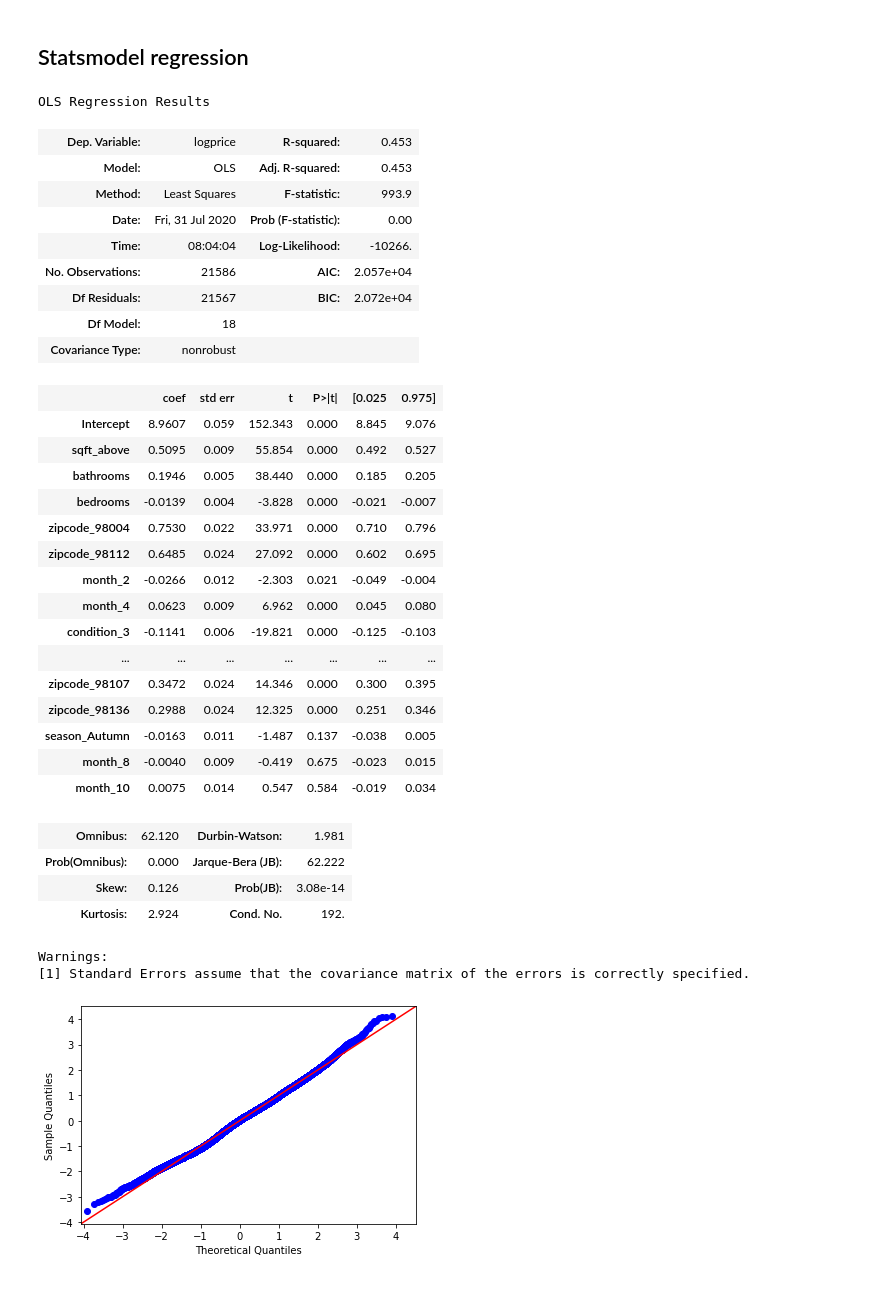
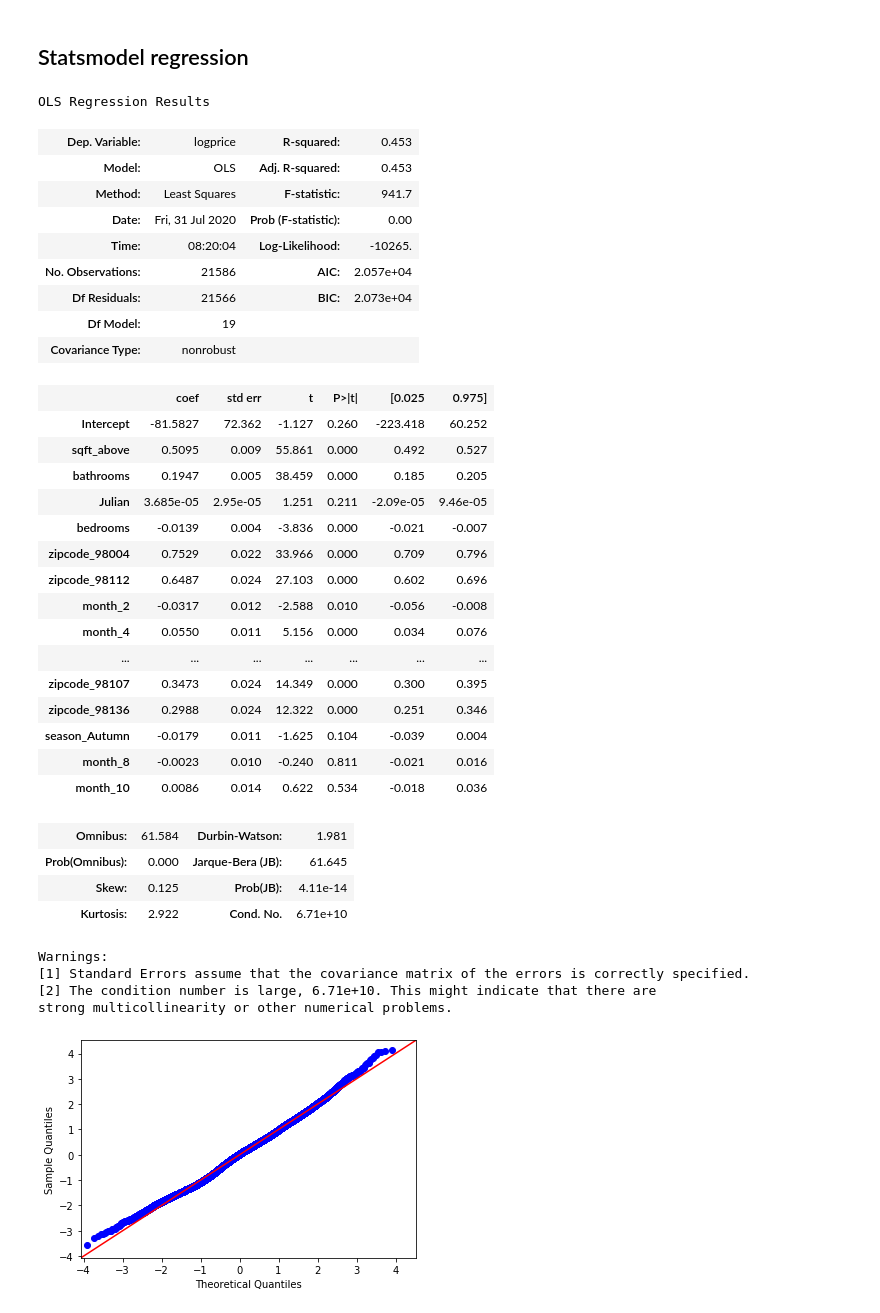
Before and after one commit to aradaha/dsc-mod-2-project-v2-1-onl01-dtsc-ft-030220, a Jupyter notebook: student.ipynb, the cells around one changed output. Drawn from its saved outputs; the diff is of its cells as text; code cells hidden in the pictures.

```diff
--- a/student.ipynb
+++ b/student.ipynb
@@ -548,7 +548,7 @@ Housing: Price~month_12
 # %% [markdown]
 Bathrooms, sq_above, sq_basement, sqft_living15, grade_10, grade_11, have a relatively high r squared value
 # %%
-df.drop(['Year', 'Julian', 'month_11', 'month_12'], axis=1, inplace=True)
+df.drop(['Year', 'month_11', 'month_12'], axis=1, inplace=True)
 # %%
 col_names = df.describe().columns.drop(['logprice'])
 results = [['ind_var', 'r_squared', 'intercept', 'slope', 'p-value' ]]
@@ -587,42 +587,44 @@ new_df = df[['logprice','sqft_above', 'bathrooms', 'zipcode_98004', 'zipcode_981
 ## Statsmodel regression
 # %%
 # refitting the model
-f = 'logprice ~ sqft_above + bathrooms + bedrooms + zipcode_98004 + zipcode_98112 + month_2 + month_4 + condition_3 + grade_8 + zipcode_98024 + zipcode_98065 + zipcode_98070 + zipcode_98072 + zipcode_98107 + zipcode_98136 + season_Autumn + month_8 + month_10'
+f = 'logprice ~ sqft_above + bathrooms + Julian + bedrooms + zipcode_98004 + zipcode_98112 + month_2 + month_4 + condition_3 + grade_8 + zipcode_98024 + zipcode_98065 + zipcode_98070 + zipcode_98072 + zipcode_98107 + zipcode_98136 + season_Autumn + month_8 + month_10'
 model = ols(formula=f, data=df).fit()
 model.summary()
 # %% [output]
 OLS Regression Results
 | Dep. Variable: | logprice | R-squared: | 0.453 |
 | Model: | OLS | Adj. R-squared: | 0.453 |
-| Method: | Least Squares | F-statistic: | 993.9 |
+| Method: | Least Squares | F-statistic: | 941.7 |
 | Date: | Fri, 31 Jul 2020 | Prob (F-statistic): | 0.00 |
-| Time: | 08:04:04 | Log-Likelihood: | -10266. |
+| Time: | 08:20:04 | Log-Likelihood: | -10265. |
 | No. Observations: | 21586 | AIC: | 2.057e+04 |
-| Df Residuals: | 21567 | BIC: | 2.072e+04 |
-| Df Model: | 18 |  |  |
+| Df Residuals: | 21566 | BIC: | 2.073e+04 |
+| Df Model: | 19 |  |  |
 | Covariance Type: | nonrobust |  |  |
 |  | coef | std err | t | P>|t| | [0.025 | 0.975] |
-| Intercept | 8.9607 | 0.059 | 152.343 | 0.000 | 8.845 | 9.076 |
-| sqft_above | 0.5095 | 0.009 | 55.854 | 0.000 | 0.492 | 0.527 |
-| bathrooms | 0.1946 | 0.005 | 38.440 | 0.000 | 0.185 | 0.205 |
-| bedrooms | -0.0139 | 0.004 | -3.828 | 0.000 | -0.021 | -0.007 |
-| zipcode_98004 | 0.7530 | 0.022 | 33.971 | 0.000 | 0.710 | 0.796 |
-| zipcode_98112 | 0.6485 | 0.024 | 27.092 | 0.000 | 0.602 | 0.695 |
-| month_2 | -0.0266 | 0.012 | -2.303 | 0.021 | -0.049 | -0.004 |
-| month_4 | 0.0623 | 0.009 | 6.962 | 0.000 | 0.045 | 0.080 |
-| condition_3 | -0.1141 | 0.006 | -19.821 | 0.000 | -0.125 | -0.103 |
+| Intercept | -81.5827 | 72.362 | -1.127 | 0.260 | -223.418 | 60.252 |
+| sqft_above | 0.5095 | 0.009 | 55.861 | 0.000 | 0.492 | 0.527 |
+| bathrooms | 0.1947 | 0.005 | 38.459 | 0.000 | 0.185 | 0.205 |
+| Julian | 3.685e-05 | 2.95e-05 | 1.251 | 0.211 | -2.09e-05 | 9.46e-05 |
+| bedrooms | -0.0139 | 0.004 | -3.836 | 0.000 | -0.021 | -0.007 |
+| zipcode_98004 | 0.7529 | 0.022 | 33.966 | 0.000 | 0.709 | 0.796 |
+| zipcode_98112 | 0.6487 | 0.024 | 27.103 | 0.000 | 0.602 | 0.696 |
+| month_2 | -0.0317 | 0.012 | -2.588 | 0.010 | -0.056 | -0.008 |
+| month_4 | 0.0550 | 0.011 | 5.156 | 0.000 | 0.034 | 0.076 |
 | ... | ... | ... | ... | ... | ... | ... |
-| zipcode_98107 | 0.3472 | 0.024 | 14.346 | 0.000 | 0.300 | 0.395 |
-| zipcode_98136 | 0.2988 | 0.024 | 12.325 | 0.000 | 0.251 | 0.346 |
-| season_Autumn | -0.0163 | 0.011 | -1.487 | 0.137 | -0.038 | 0.005 |
-| month_8 | -0.0040 | 0.009 | -0.419 | 0.675 | -0.023 | 0.015 |
-| month_10 | 0.0075 | 0.014 | 0.547 | 0.584 | -0.019 | 0.034 |
+| zipcode_98107 | 0.3473 | 0.024 | 14.349 | 0.000 | 0.300 | 0.395 |
+| zipcode_98136 | 0.2988 | 0.024 | 12.322 | 0.000 | 0.251 | 0.346 |
+| season_Autumn | -0.0179 | 0.011 | -1.625 | 0.104 | -0.039 | 0.004 |
+| month_8 | -0.0023 | 0.010 | -0.240 | 0.811 | -0.021 | 0.016 |
+| month_10 | 0.0086 | 0.014 | 0.622 | 0.534 | -0.018 | 0.036 |
-| Omnibus: | 62.120 | Durbin-Watson: | 1.981 |
-| Prob(Omnibus): | 0.000 | Jarque-Bera (JB): | 62.222 |
-| Skew: | 0.126 | Prob(JB): | 3.08e-14 |
-| Kurtosis: | 2.924 | Cond. No. | 192. |
+| Omnibus: | 61.584 | Durbin-Watson: | 1.981 |
+| Prob(Omnibus): | 0.000 | Jarque-Bera (JB): | 61.645 |
+| Skew: | 0.125 | Prob(JB): | 4.11e-14 |
+| Kurtosis: | 2.922 | Cond. No. | 6.71e+10 |
 Warnings:
 [1] Standard Errors assume that the covariance matrix of the errors is correctly specified.
+[2] The condition number is large, 6.71e+10. This might indicate that there are
+strong multicollinearity or other numerical problems.
 # %%
 fig = sm.graphics.qqplot(model.resid, dist=stats.norm, line='45', fit=True)
 # %% [output]
```
Also changed, not shown: parts of 2 cells of this notebook.
